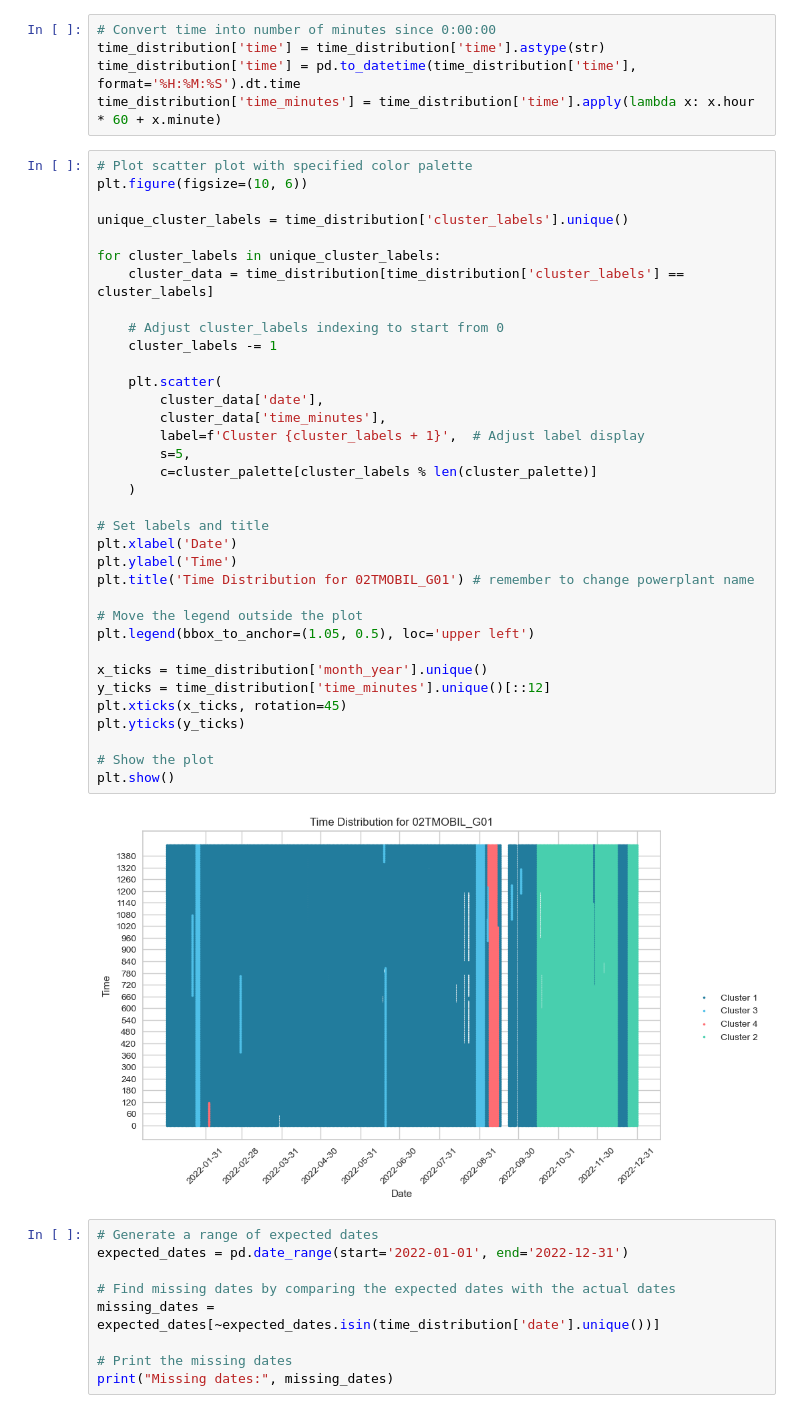
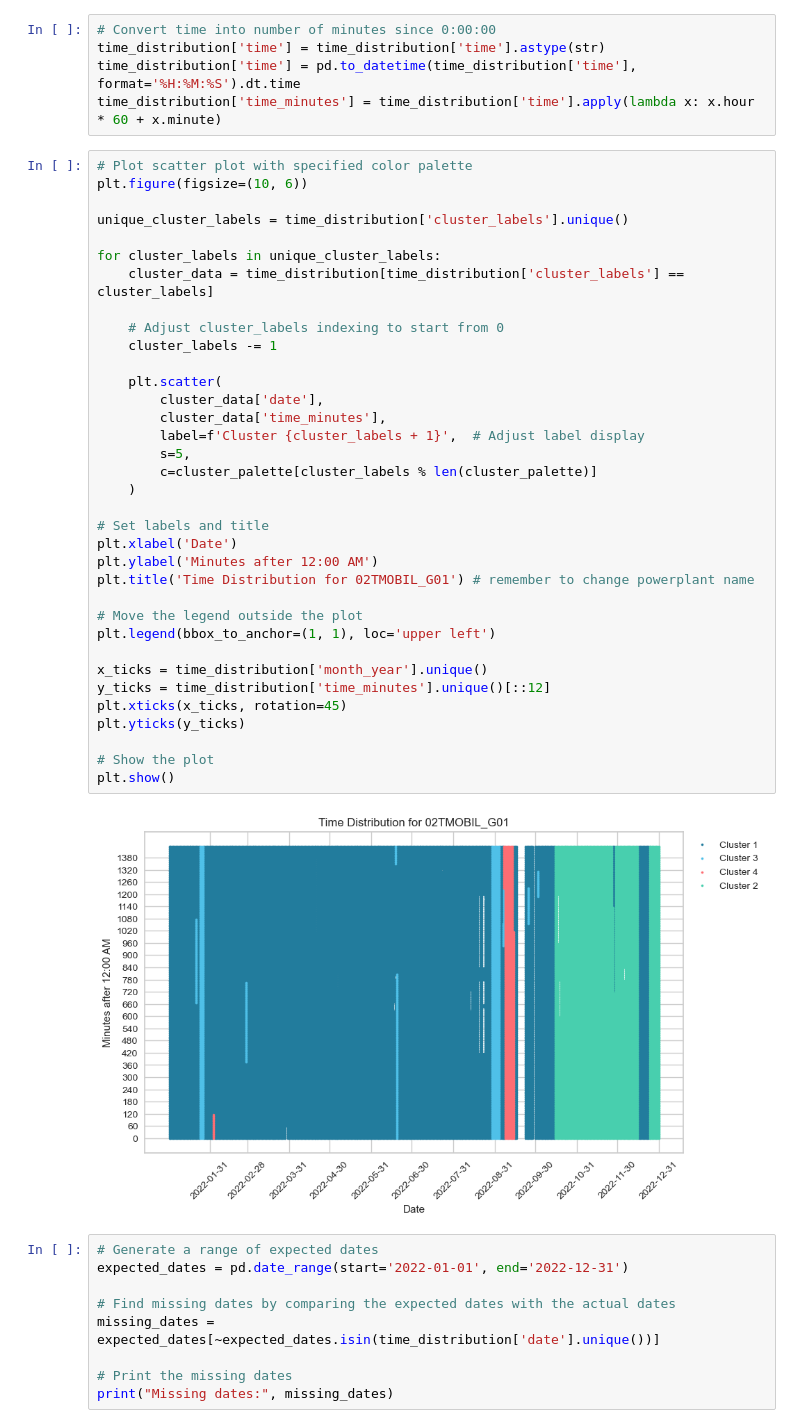
Before and after one commit to gbrosell/maroon-archers, a Jupyter notebook: 02TMOBIL_G01_clustering.ipynb, the cells around one changed output. Saved outputs shown, nothing was run; the diff lists cells and outputs as text.

```diff
--- a/02TMOBIL_G01_clustering.ipynb
+++ b/02TMOBIL_G01_clustering.ipynb
@@ -628,36 +628,36 @@ plt.figure(figsize=(10, 6))
 unique_cluster_labels = time_distribution['cluster_labels'].unique()
 
 for cluster_labels in unique_cluster_labels:
     cluster_data = time_distribution[time_distribution['cluster_labels'] == cluster_labels]
 
     # Adjust cluster_labels indexing to start from 0
     cluster_labels -= 1
 
     plt.scatter(
         cluster_data['date'],
         cluster_data['time_minutes'],
         label=f'Cluster {cluster_labels + 1}',  # Adjust label display
         s=5,
         c=cluster_palette[cluster_labels % len(cluster_palette)]
     )
 
 # Set labels and title
 plt.xlabel('Date')
-plt.ylabel('Time')
+plt.ylabel('Minutes after 12:00 AM')
 plt.title('Time Distribution for 02TMOBIL_G01') # remember to change powerplant name
 
 # Move the legend outside the plot
-plt.legend(bbox_to_anchor=(1.05, 0.5), loc='upper left')
+plt.legend(bbox_to_anchor=(1, 1), loc='upper left')
 
 x_ticks = time_distribution['month_year'].unique()
 y_ticks = time_distribution['time_minutes'].unique()[::12]
 plt.xticks(x_ticks, rotation=45)
 plt.yticks(y_ticks)
 
 # Show the plot
 plt.show()
 # %% [output]
-[figure, old version]
+[figure, new version]
 # %%
 # Generate a range of expected dates
 expected_dates = pd.date_range(start='2022-01-01', end='2022-12-31')
```
Also changed, not shown: parts of 2 cells of this notebook.
